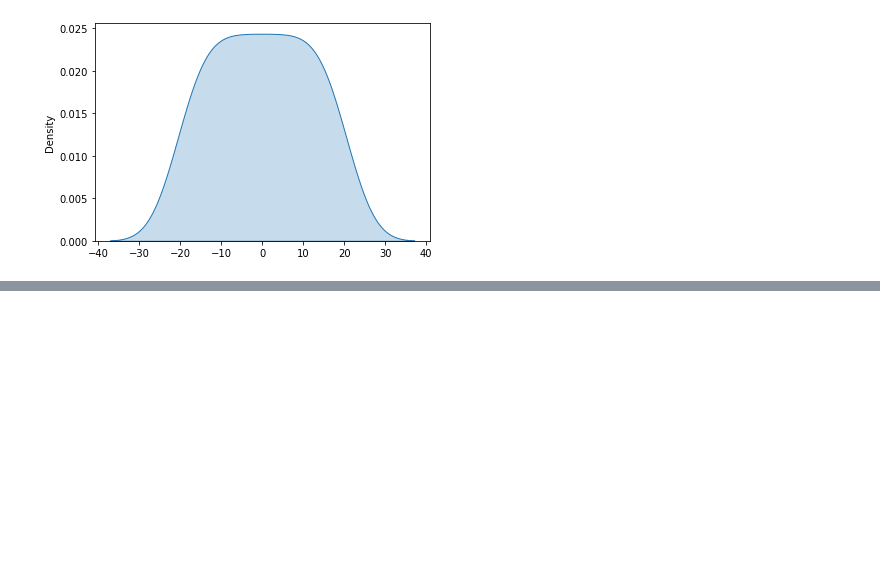
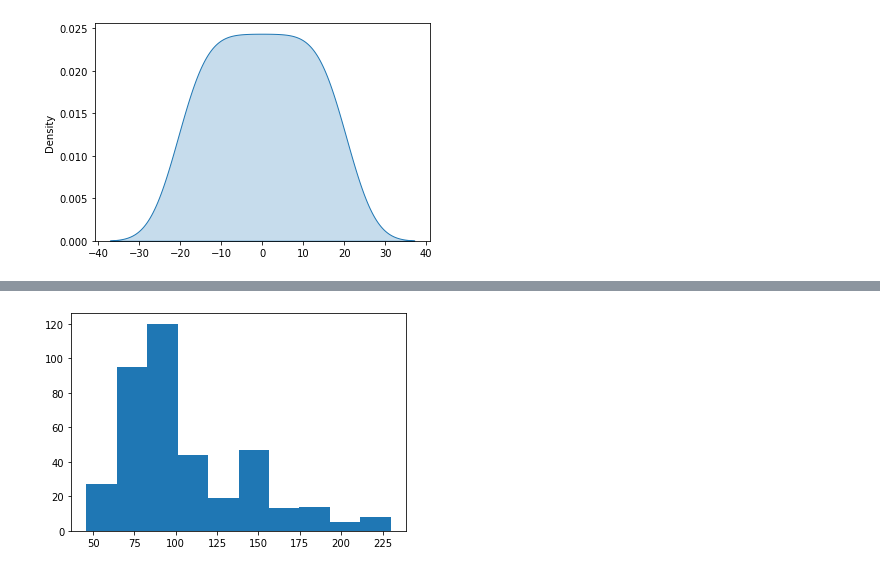
Before and after one commit to shoabahamed/khanacademy-statistics-and-probability, a Jupyter notebook: plotting_normal_distribution_graph.ipynb, the cells around one changed output, grey strips where cells are left out. Saved outputs shown, nothing was run; the diff lists cells and outputs as text; code cells hidden in the pictures; blank space fills up the shorter version.

```diff
--- a/plotting_normal_distribution_graph.ipynb
+++ b/plotting_normal_distribution_graph.ipynb
@@ -93,0 +105,5 @@ cars
+# %%
+plt.hist(horsepower)
+plt.show()
+# %% [output]
+[figure, added]
```
Also changed, not shown: parts of 19 cells of this notebook.
